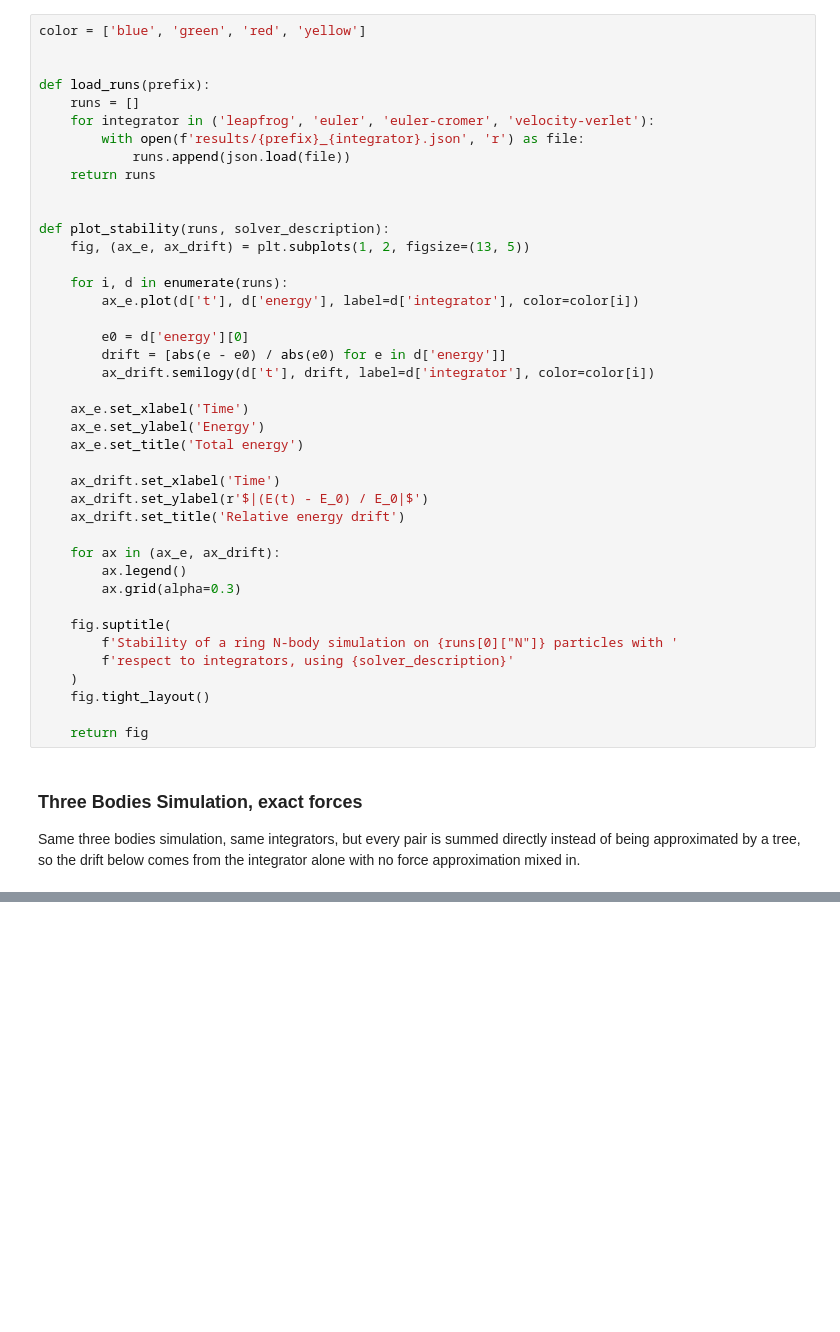
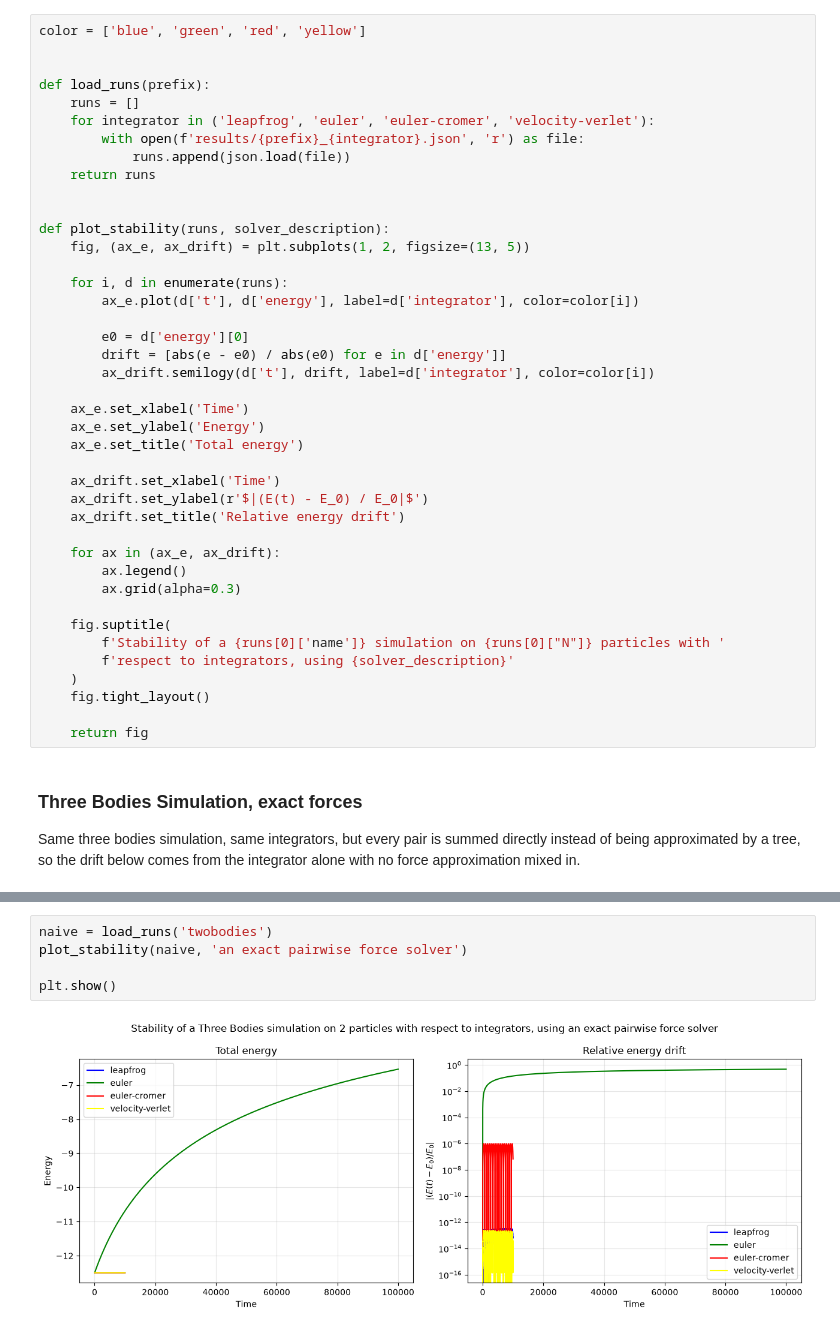
Before and after one commit to ttv04/nbody, a Jupyter notebook: analysis/analysis.ipynb, the cells around one changed output, grey strips where cells are left out. Cells and saved outputs as stored; diff of their text form; blank space fills up the shorter version.

```diff
--- a/analysis/analysis.ipynb
+++ b/analysis/analysis.ipynb
@@ -39,7 +39,7 @@ def plot_stability(runs, solver_description):
         ax.grid(alpha=0.3)
 
     fig.suptitle(
-        f'Stability of a ring N-body simulation on {runs[0]["N"]} particles with '
+        f'Stability of a {runs[0]['name']} simulation on {runs[0]["N"]} particles with '
         f'respect to integrators, using {solver_description}'
     )
     fig.tight_layout()
@@ -58,0 +67,7 @@ plt.show()
+# %%
+naive = load_runs('twobodies')
+plot_stability(naive, 'an exact pairwise force solver')
+
+plt.show()
+# %% [output]
+[figure, added]
```
Also changed, not shown: parts of 2 cells of this notebook, 3 other files.
